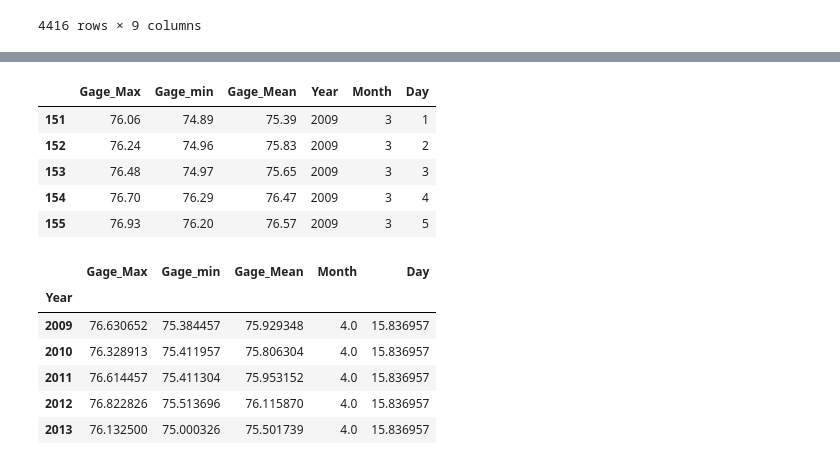
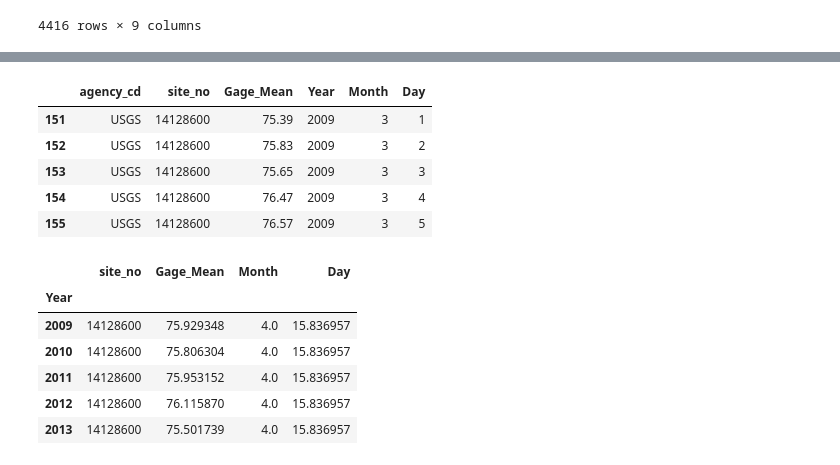
Before and after one commit to jayhjman/bootcamp-project1, a Jupyter notebook: Above-Bonneville-Visual.ipynb, the cells around one changed output, grey strips where cells are left out. Drawn from its saved outputs; the diff is of its cells as text; code cells hidden in the pictures.

```diff
--- a/Above-Bonneville-Visual.ipynb
+++ b/Above-Bonneville-Visual.ipynb
@@ -94,7 +95,9 @@ cbs_clean_df
 4416 rows × 9 columns
 # %%
 #Get rid of columns you don't need
-cbs_reduce_df = cbs_clean_df.drop(columns=['agency_cd', 'site_no', 'Status_Gage_Max', 'Status_gage_min', 'Status_Gage_Mean'])
-cbs_reduce_df = cbs_reduce_df.reset_index(drop=True)
+cbs_reduce_df = cbs_clean_df[['agency_cd', 'site_no', 'datetime', 'Gage_Mean']].copy(deep=True)
 cbs_reduce_df.head()
+# Clean the dataframe up and parse the dates
+#clean_bonneville_below_gage_df = bonneville_below_gage_df[["agency_cd", "site_no", "datetime", "Gage_Mean" ]].copy(deep=True)
+#clean_bonneville_below_gage_df.head()
 # %% [output]
@@ -136,21 +139,21 @@ dtype: object
 cbs_final= cbs_reduce_df[(cbs_reduce_df['Month'] >= 3) & (cbs_reduce_df['Month'] <= 5)]
 cbs_final.head()
 # %% [output]
-|  | Gage_Max | Gage_min | Gage_Mean | Year | Month | Day |
-| 151 | 76.06 | 74.89 | 75.39 | 2009 | 3 | 1 |
-| 152 | 76.24 | 74.96 | 75.83 | 2009 | 3 | 2 |
-| 153 | 76.48 | 74.97 | 75.65 | 2009 | 3 | 3 |
-| 154 | 76.70 | 76.29 | 76.47 | 2009 | 3 | 4 |
-| 155 | 76.93 | 76.20 | 76.57 | 2009 | 3 | 5 |
+|  | agency_cd | site_no | Gage_Mean | Year | Month | Day |
+| 151 | USGS | 14128600 | 75.39 | 2009 | 3 | 1 |
+| 152 | USGS | 14128600 | 75.83 | 2009 | 3 | 2 |
+| 153 | USGS | 14128600 | 75.65 | 2009 | 3 | 3 |
+| 154 | USGS | 14128600 | 76.47 | 2009 | 3 | 4 |
+| 155 | USGS | 14128600 | 76.57 | 2009 | 3 | 5 |
 # %%
 #Average the above data by year to get the gage average by year in the spring
-cbs_final2 = cbs_final.groupby("Year").mean()
-cbs_final2.head()
+cbs_final2_df = cbs_final.groupby("Year").mean()
+cbs_final2_df.head()
 # %% [output]
-|  | Gage_Max | Gage_min | Gage_Mean | Month | Day |
-| Year |  |  |  |  |  |
-| 2009 | 76.630652 | 75.384457 | 75.929348 | 4.0 | 15.836957 |
-| 2010 | 76.328913 | 75.411957 | 75.806304 | 4.0 | 15.836957 |
-| 2011 | 76.614457 | 75.411304 | 75.953152 | 4.0 | 15.836957 |
-| 2012 | 76.822826 | 75.513696 | 76.115870 | 4.0 | 15.836957 |
-| 2013 | 76.132500 | 75.000326 | 75.501739 | 4.0 | 15.836957 |
+|  | site_no | Gage_Mean | Month | Day |
+| Year |  |  |  |  |
+| 2009 | 14128600 | 75.929348 | 4.0 | 15.836957 |
+| 2010 | 14128600 | 75.806304 | 4.0 | 15.836957 |
+| 2011 | 14128600 | 75.953152 | 4.0 | 15.836957 |
+| 2012 | 14128600 | 76.115870 | 4.0 | 15.836957 |
+| 2013 | 14128600 | 75.501739 | 4.0 | 15.836957 |
```
Also changed, not shown: parts of 7 cells of this notebook.
